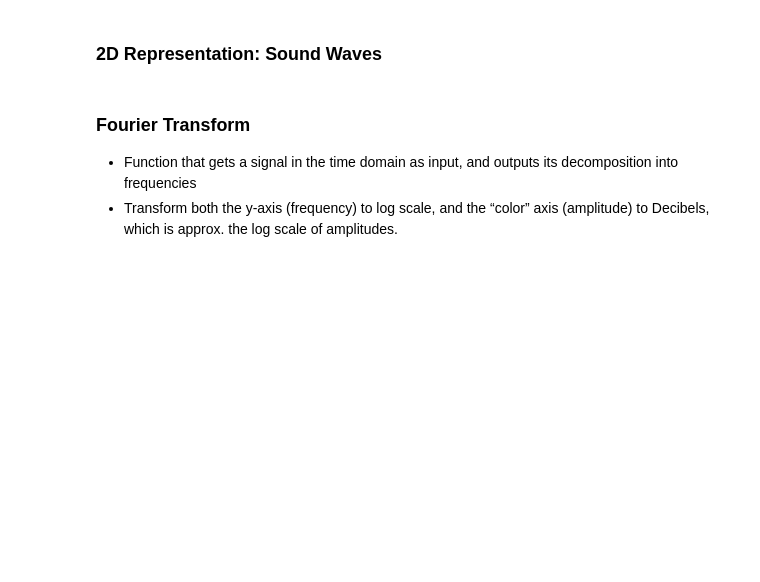
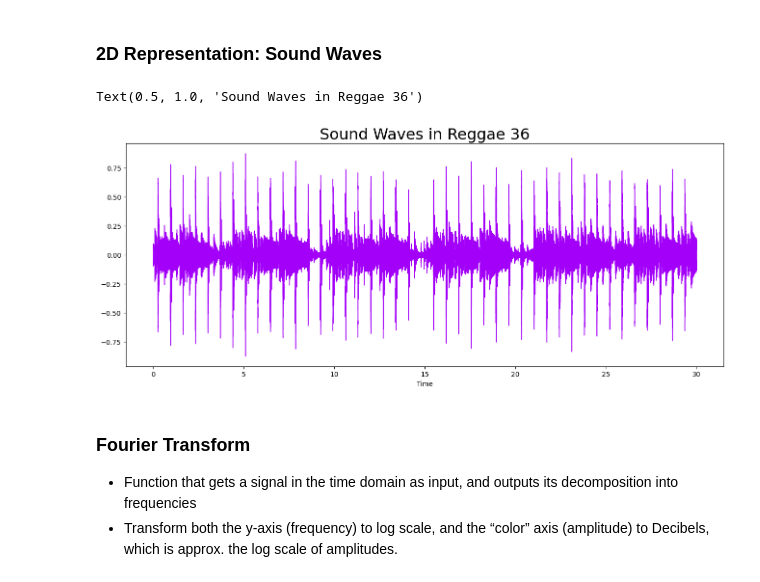
Before and after one commit to amine0el/Data-Science-II, a Jupyter notebook: work-w-audio-data-visualise-classify-recommend.ipynb, the cells around one changed output. Drawn from its saved outputs; the diff is of its cells as text; code cells hidden in the pictures; blank space fills up the shorter version.

Commit message:
test Work audio

```diff
--- a/work-w-audio-data-visualise-classify-recommend.ipynb
+++ b/work-w-audio-data-visualise-classify-recommend.ipynb
@@ -72,8 +86,11 @@ print('Audio File shape:', np.shape(audio_file))
 ### 2D Representation: Sound Waves
 # %%
 plt.figure(figsize = (16, 6))
-librosa.display.waveplot(y = audio_file, sr = sr, color = "#A300F9");
-plt.title("Sound Waves in Reggae 36", fontsize = 23);
+librosa.display.waveshow(y = audio_file, sr = sr, color = "#A300F9")
+plt.title("Sound Waves in Reggae 36", fontsize = 23)
+# %% [output]
+Text(0.5, 1.0, 'Sound Waves in Reggae 36')
+[figure, added]
 # %% [markdown]
 ### Fourier Transform
 
```
Also changed, not shown: parts of 6 cells of this notebook.
